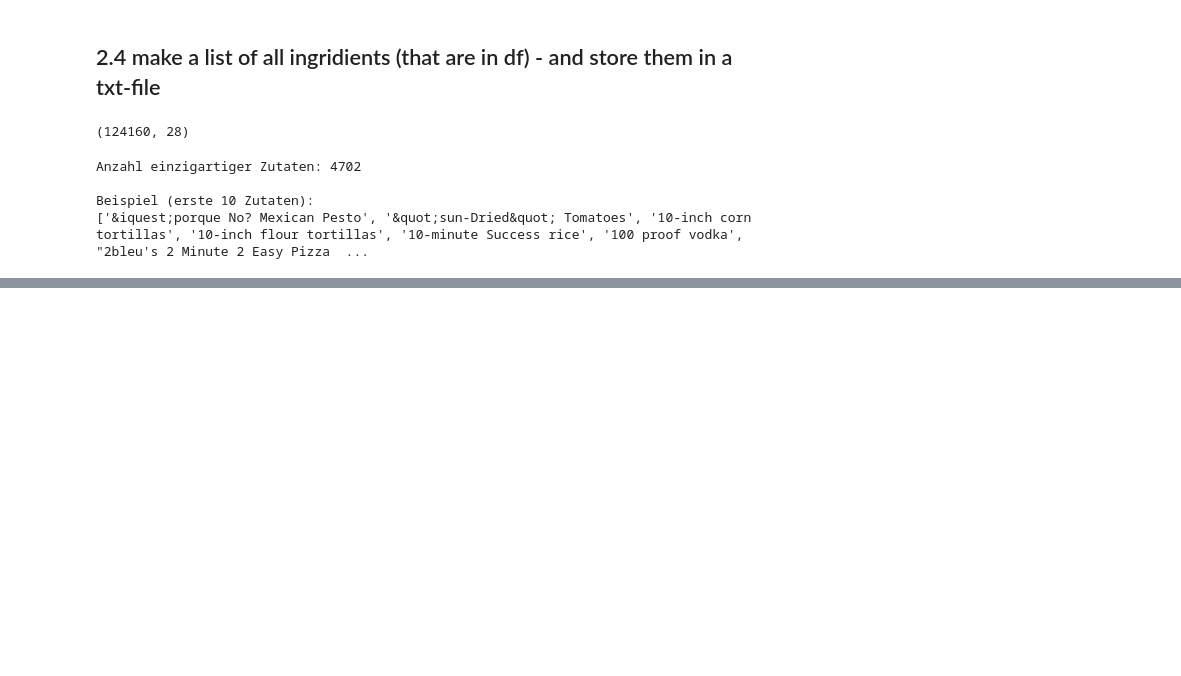
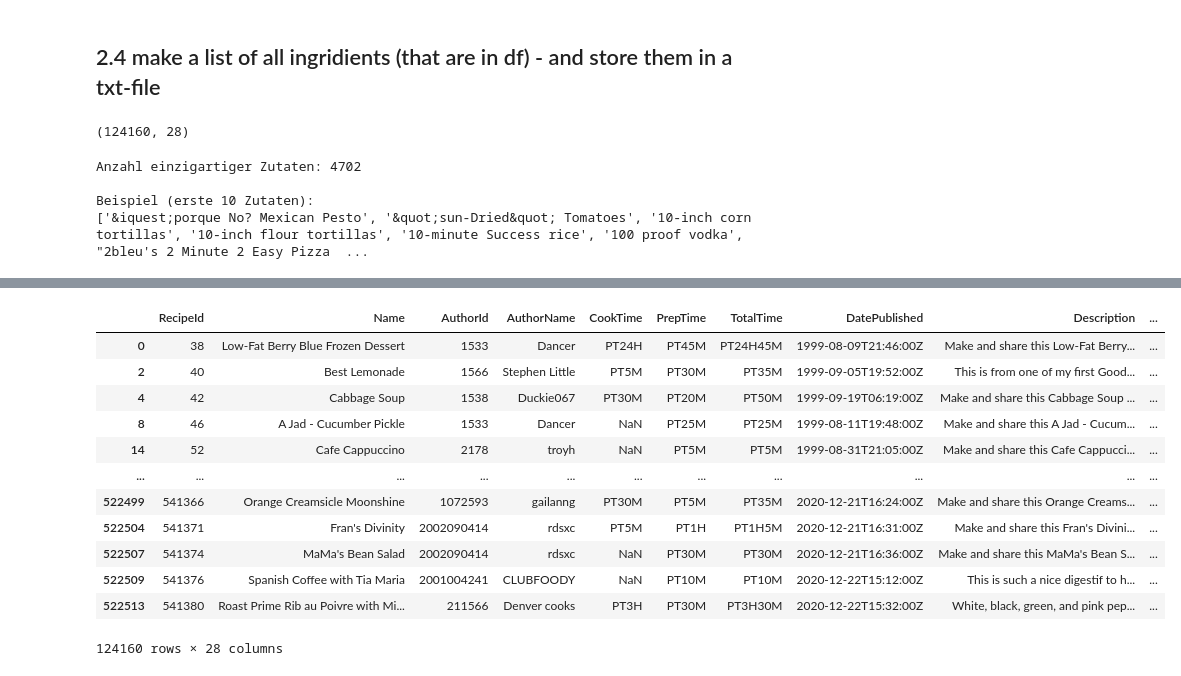
Before and after one commit to TechLabs-Remote-Bootcamp/WS24-MyDailyImpact, a Jupyter notebook: deeplearning/preprocessing.ipynb, the cells around one changed output, grey strips where cells are left out. Drawn from its saved outputs; the diff is of its cells as text; code cells hidden in the pictures; blank space fills up the shorter version.

```diff
--- a/deeplearning/preprocessing.ipynb
+++ b/deeplearning/preprocessing.ipynb
@@ -192,0 +275,16 @@ Beispiel (erste 10 Zutaten):
+# %%
+df
+# %% [output]
+|  | RecipeId | Name | AuthorId | AuthorName | CookTime | PrepTime | TotalTime | DatePublished | Description | ... |
+| 0 | 38 | Low-Fat Berry Blue Frozen Dessert | 1533 | Dancer | PT24H | PT45M | PT24H45M | 1999-08-09T21:46:00Z | Make and share this Low-Fat Berry... | ... |
+| 2 | 40 | Best Lemonade | 1566 | Stephen Little | PT5M | PT30M | PT35M | 1999-09-05T19:52:00Z | This is from one of my first Good... | ... |
+| 4 | 42 | Cabbage Soup | 1538 | Duckie067 | PT30M | PT20M | PT50M | 1999-09-19T06:19:00Z | Make and share this Cabbage Soup ... | ... |
+| 8 | 46 | A Jad - Cucumber Pickle | 1533 | Dancer | NaN | PT25M | PT25M | 1999-08-11T19:48:00Z | Make and share this A Jad - Cucum... | ... |
+| 14 | 52 | Cafe Cappuccino | 2178 | troyh | NaN | PT5M | PT5M | 1999-08-31T21:05:00Z | Make and share this Cafe Cappucci... | ... |
+| ... | ... | ... | ... | ... | ... | ... | ... | ... | ... | ... |
+| 522499 | 541366 | Orange Creamsicle Moonshine | 1072593 | gailanng | PT30M | PT5M | PT35M | 2020-12-21T16:24:00Z | Make and share this Orange Creams... | ... |
+| 522504 | 541371 | Fran's Divinity | 2002090414 | rdsxc | PT5M | PT1H | PT1H5M | 2020-12-21T16:31:00Z | Make and share this Fran's Divini... | ... |
+| 522507 | 541374 | MaMa's Bean Salad | 2002090414 | rdsxc | NaN | PT30M | PT30M | 2020-12-21T16:36:00Z | Make and share this MaMa's Bean S... | ... |
+| 522509 | 541376 | Spanish Coffee with Tia Maria | 2001004241 | CLUBFOODY | NaN | PT10M | PT10M | 2020-12-22T15:12:00Z | This is such a nice digestif to h... | ... |
+| 522513 | 541380 | Roast Prime Rib au Poivre with Mi... | 211566 | Denver cooks | PT3H | PT30M | PT3H30M | 2020-12-22T15:32:00Z | White, black, green, and pink pep... | ... |
+124160 rows × 28 columns
```
Also changed, not shown: parts of 10 cells of this notebook.
